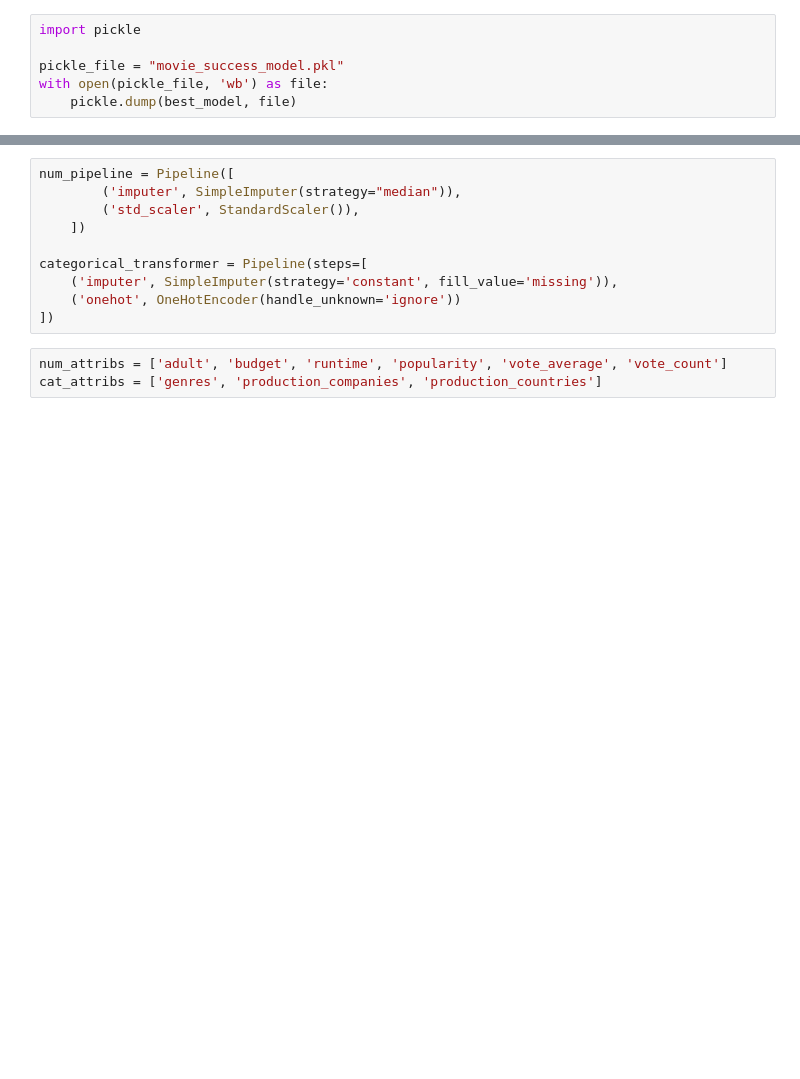
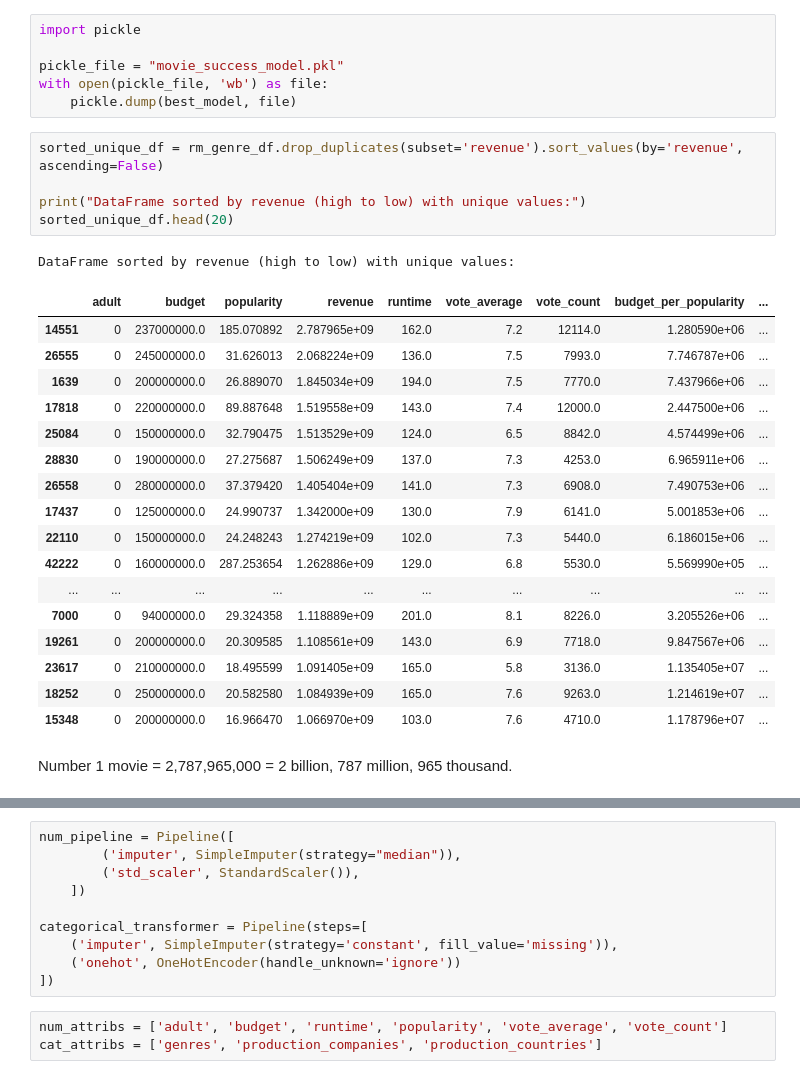
Before and after one commit to Gruppe-H/AI_exam, a Jupyter notebook: regression.ipynb, the cells around one changed output, grey strips where cells are left out. Cells and saved outputs as stored; diff of their text form; blank space fills up the shorter version.

```diff
--- a/regression.ipynb
+++ b/regression.ipynb
@@ -1253,3 +1231,29 @@ import pickle
 pickle_file = "movie_success_model.pkl"
 with open(pickle_file, 'wb') as file:
     pickle.dump(best_model, file)
+# %%
+sorted_unique_df = rm_genre_df.drop_duplicates(subset='revenue').sort_values(by='revenue', ascending=False)
+
+print("DataFrame sorted by revenue (high to low) with unique values:")
+sorted_unique_df.head(20)
+# %% [output]
+DataFrame sorted by revenue (high to low) with unique values:
+|  | adult | budget | popularity | revenue | runtime | vote_average | vote_count | budget_per_popularity | ... |
+| 14551 | 0 | 237000000.0 | 185.070892 | 2.787965e+09 | 162.0 | 7.2 | 12114.0 | 1.280590e+06 | ... |
+| 26555 | 0 | 245000000.0 | 31.626013 | 2.068224e+09 | 136.0 | 7.5 | 7993.0 | 7.746787e+06 | ... |
+| 1639 | 0 | 200000000.0 | 26.889070 | 1.845034e+09 | 194.0 | 7.5 | 7770.0 | 7.437966e+06 | ... |
+| 17818 | 0 | 220000000.0 | 89.887648 | 1.519558e+09 | 143.0 | 7.4 | 12000.0 | 2.447500e+06 | ... |
+| 25084 | 0 | 150000000.0 | 32.790475 | 1.513529e+09 | 124.0 | 6.5 | 8842.0 | 4.574499e+06 | ... |
+| 28830 | 0 | 190000000.0 | 27.275687 | 1.506249e+09 | 137.0 | 7.3 | 4253.0 | 6.965911e+06 | ... |
+| 26558 | 0 | 280000000.0 | 37.379420 | 1.405404e+09 | 141.0 | 7.3 | 6908.0 | 7.490753e+06 | ... |
+| 17437 | 0 | 125000000.0 | 24.990737 | 1.342000e+09 | 130.0 | 7.9 | 6141.0 | 5.001853e+06 | ... |
+| 22110 | 0 | 150000000.0 | 24.248243 | 1.274219e+09 | 102.0 | 7.3 | 5440.0 | 6.186015e+06 | ... |
+| 42222 | 0 | 160000000.0 | 287.253654 | 1.262886e+09 | 129.0 | 6.8 | 5530.0 | 5.569990e+05 | ... |
+| ... | ... | ... | ... | ... | ... | ... | ... | ... | ... |
+| 7000 | 0 | 94000000.0 | 29.324358 | 1.118889e+09 | 201.0 | 8.1 | 8226.0 | 3.205526e+06 | ... |
+| 19261 | 0 | 200000000.0 | 20.309585 | 1.108561e+09 | 143.0 | 6.9 | 7718.0 | 9.847567e+06 | ... |
+| 23617 | 0 | 210000000.0 | 18.495599 | 1.091405e+09 | 165.0 | 5.8 | 3136.0 | 1.135405e+07 | ... |
+| 18252 | 0 | 250000000.0 | 20.582580 | 1.084939e+09 | 165.0 | 7.6 | 9263.0 | 1.214619e+07 | ... |
+| 15348 | 0 | 200000000.0 | 16.966470 | 1.066970e+09 | 103.0 | 7.6 | 4710.0 | 1.178796e+07 | ... |
+# %% [markdown]
+Number 1 movie = 2,787,965,000 = 2 billion, 787 million, 965 thousand.
```
Also changed, not shown: parts of 13 cells of this notebook.
